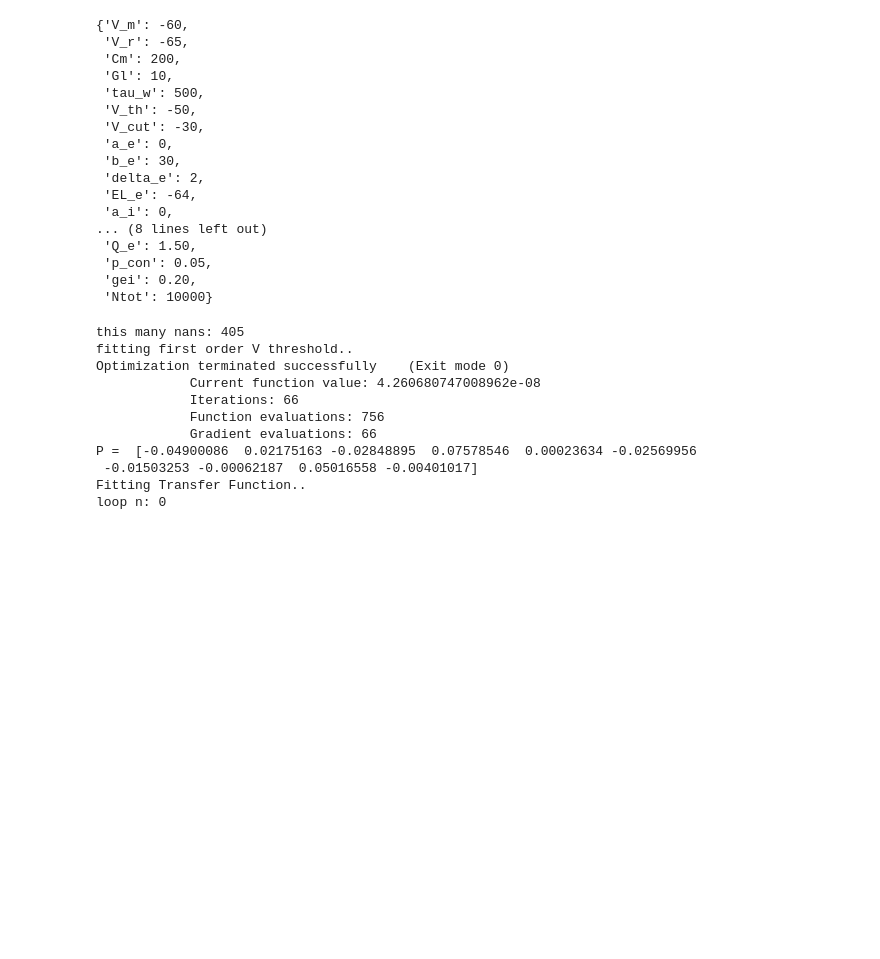
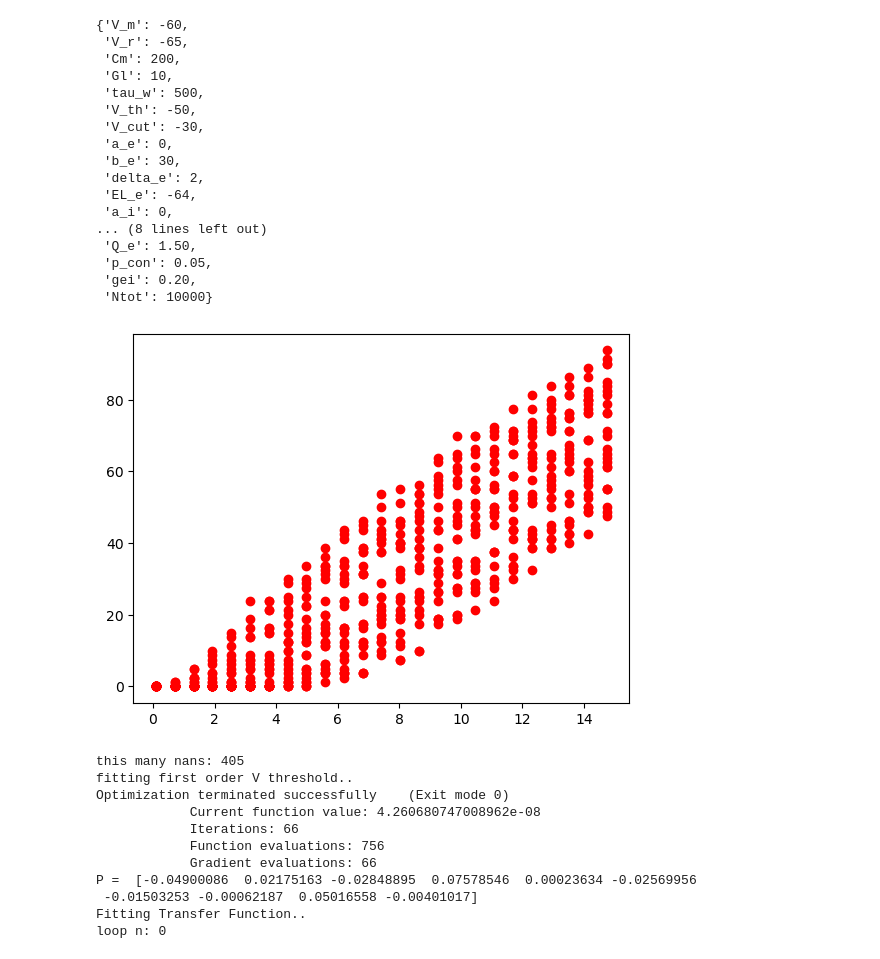
Before and after one commit to mariasacha/paper_pipeline_hub, a Jupyter notebook: whole_pipeline.ipynb, the cells around one changed output. Saved outputs shown, nothing was run; the diff lists cells and outputs as text; code cells hidden in the pictures; blank space fills up the shorter version.

```diff
--- a/whole_pipeline.ipynb
+++ b/whole_pipeline.ipynb
@@ -183,6 +183,19 @@ file = './data/ExpTF_inh_50x50_trial.npy'
 cell = 'FS'
 param_file = './data/params_range_trial.npy'
 adapt_file= "./data/ExpTF_Adapt_inh_50x50_trial.npy"
+# %%
+FF = np.load(file)
+
+FF2 = FF[:25][:,:25]
+# %%
+range_exc, range_inh, params = np.load(param_file, allow_pickle=True
+)
+# %%
+fig, ax = plt.subplots()
+
+ax.plot(range_exc[:25], FF2, 'ro');
+# %% [output]
+[figure, added]
 # %%
 from Tf_calc.theoretical_tools_jor_fed import  make_fit_from_data_fede
 
```
Also changed, not shown: parts of 4 cells of this notebook, 5 other files.
